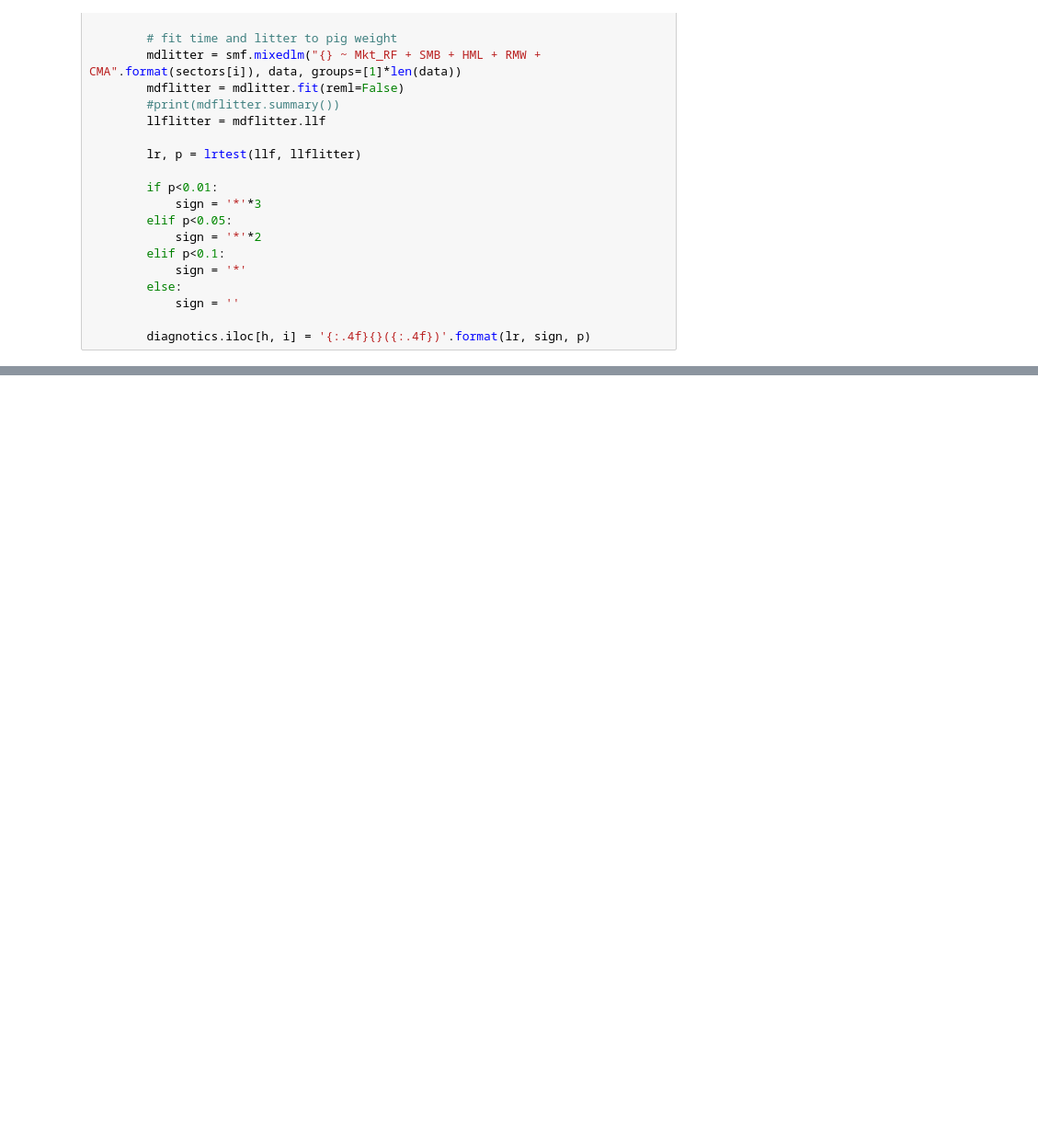
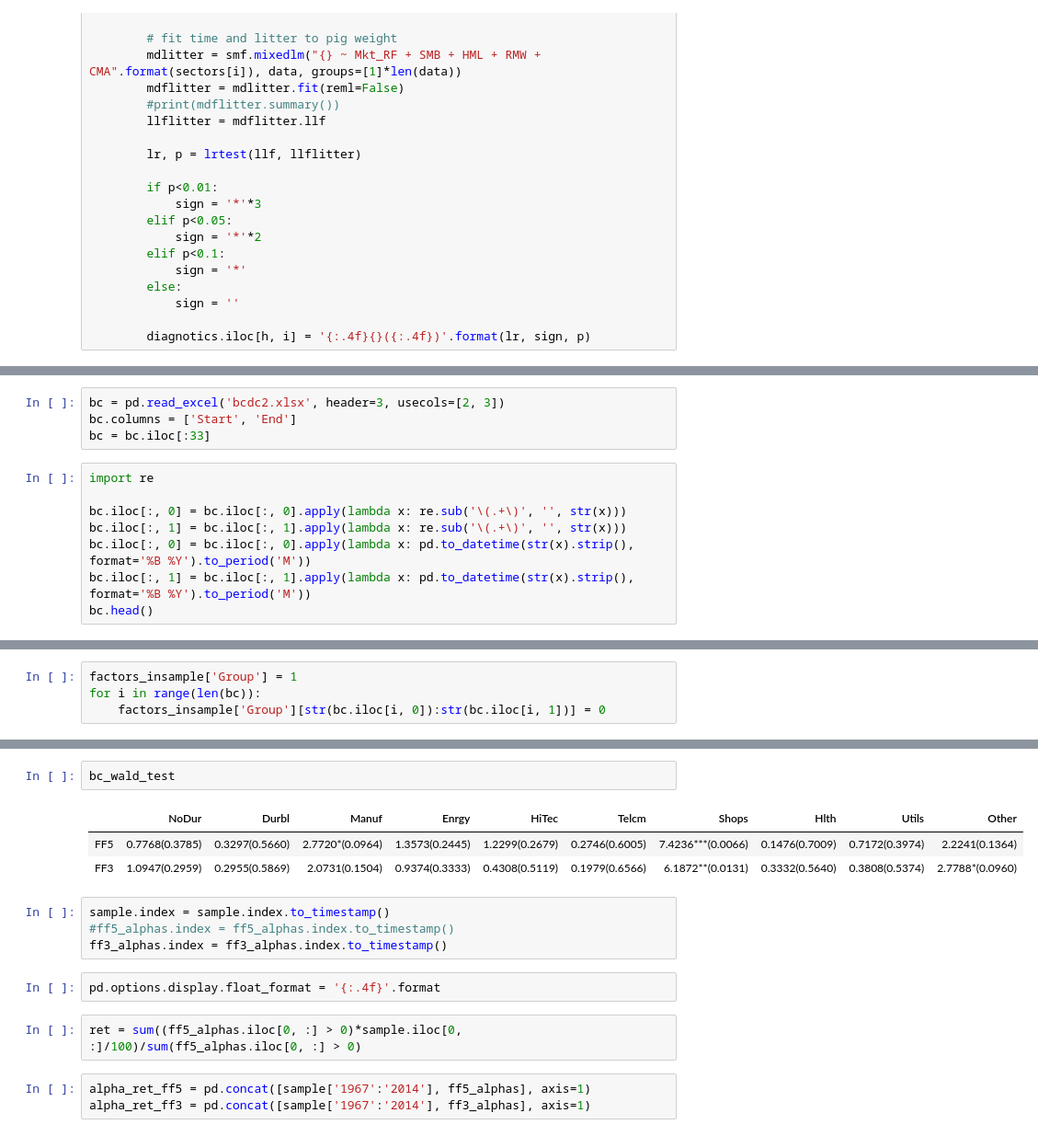
Before and after one commit to zhangzijie-lab/QF5207, a Jupyter notebook: QF5207_Project.ipynb, the cells around one changed output, grey strips where cells are left out. Shown at 92% size. Drawn from its saved outputs; the diff is of its cells as text; blank space fills up the shorter version.

```diff
--- a/QF5207_Project.ipynb
+++ b/QF5207_Project.ipynb
@@ -453,3 +446,15 @@ diagnotics
 | H0 | 206.1021***(0.0000) | 5.8207**(0.0158) | 97.4433***(0.0000) | 3.6275*(0.0568) | 63.3650***(0.0000) | 23.6522***(0.0000) | 94.0072***(0.0000) | 39.6715***(0.0000) | 4.9866**(0.0255) | 27.2276***(0.0000) |
 | H1 | 48.0818***(0.0000) | 0.0456(0.8310) | 6.2909**(0.0121) | 9.3404***(0.0022) | 46.5038***(0.0000) | 0.4089(0.5226) | 0.1902(0.6627) | 15.0106***(0.0001) | 13.0212***(0.0003) | 10.3643***(0.0013) |
 | H2 | 216.7370***(0.0000) | 6.3585**(0.0117) | 97.5585***(0.0000) | 10.9843***(0.0009) | 88.7046***(0.0000) | 26.4501***(0.0000) | 96.5269***(0.0000) | 46.0415***(0.0000) | 15.2505***(0.0001) | 45.7843***(0.0000) |
+# %%
+bc = pd.read_excel('bcdc2.xlsx', header=3, usecols=[2, 3])
+bc.columns = ['Start', 'End']
+bc = bc.iloc[:33]
+# %%
+import re
+
+bc.iloc[:, 0] = bc.iloc[:, 0].apply(lambda x: re.sub('\(.+\)', '', str(x)))
+bc.iloc[:, 1] = bc.iloc[:, 1].apply(lambda x: re.sub('\(.+\)', '', str(x)))
+bc.iloc[:, 0] = bc.iloc[:, 0].apply(lambda x: pd.to_datetime(str(x).strip(), format='%B %Y').to_period('M'))
+bc.iloc[:, 1] = bc.iloc[:, 1].apply(lambda x: pd.to_datetime(str(x).strip(), format='%B %Y').to_period('M'))
+bc.head()
@@ -455,0 +468,4 @@ diagnotics
+# %%
+factors_insample['Group'] = 1
+for i in range(len(bc)):
+    factors_insample['Group'][str(bc.iloc[i, 0]):str(bc.iloc[i, 1])] = 0
@@ -455,0 +518,17 @@ diagnotics
+# %%
+bc_wald_test
+# %% [output]
+|  | NoDur | Durbl | Manuf | Enrgy | HiTec | Telcm | Shops | Hlth | Utils | Other |
+| FF5 | 0.7768(0.3785) | 0.3297(0.5660) | 2.7720*(0.0964) | 1.3573(0.2445) | 1.2299(0.2679) | 0.2746(0.6005) | 7.4236***(0.0066) | 0.1476(0.7009) | 0.7172(0.3974) | 2.2241(0.1364) |
+| FF3 | 1.0947(0.2959) | 0.2955(0.5869) | 2.0731(0.1504) | 0.9374(0.3333) | 0.4308(0.5119) | 0.1979(0.6566) | 6.1872**(0.0131) | 0.3332(0.5640) | 0.3808(0.5374) | 2.7788*(0.0960) |
+# %%
+sample.index = sample.index.to_timestamp()
+#ff5_alphas.index = ff5_alphas.index.to_timestamp()
+ff3_alphas.index = ff3_alphas.index.to_timestamp()
+# %%
+pd.options.display.float_format = '{:.4f}'.format
+# %%
+ret = sum((ff5_alphas.iloc[0, :] > 0)*sample.iloc[0, :]/100)/sum(ff5_alphas.iloc[0, :] > 0)
+# %%
+alpha_ret_ff5 = pd.concat([sample['1967':'2014'], ff5_alphas], axis=1)
+alpha_ret_ff3 = pd.concat([sample['1967':'2014'], ff3_alphas], axis=1)
```
Also changed, not shown: parts of 34 cells of this notebook, 15 other files.
